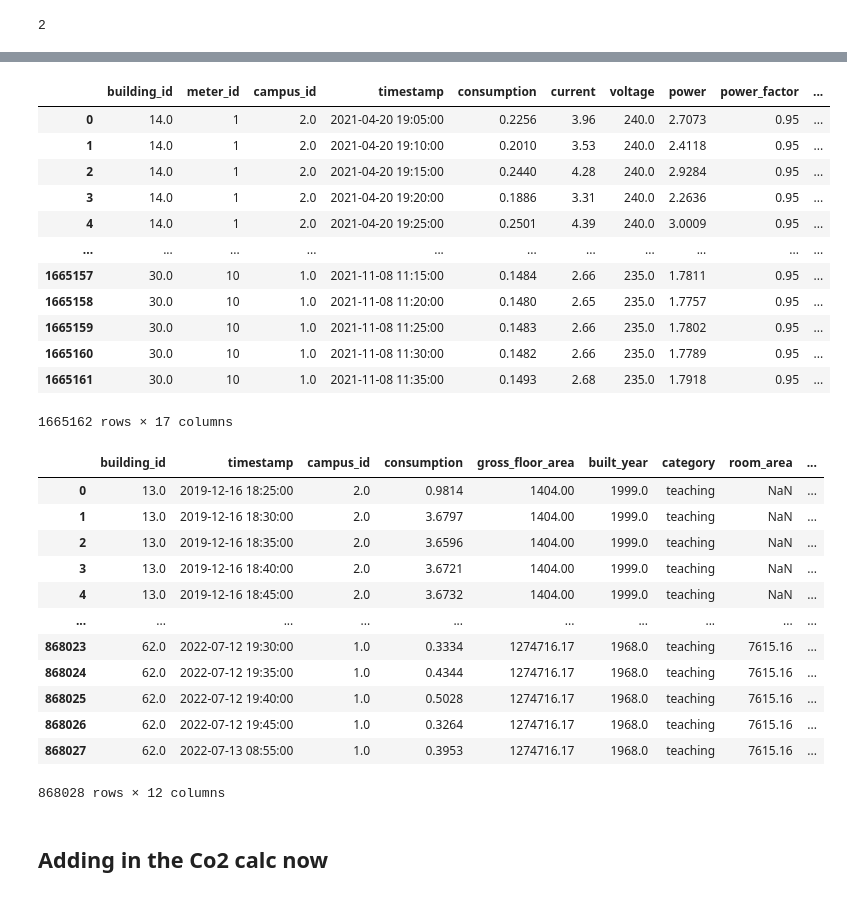
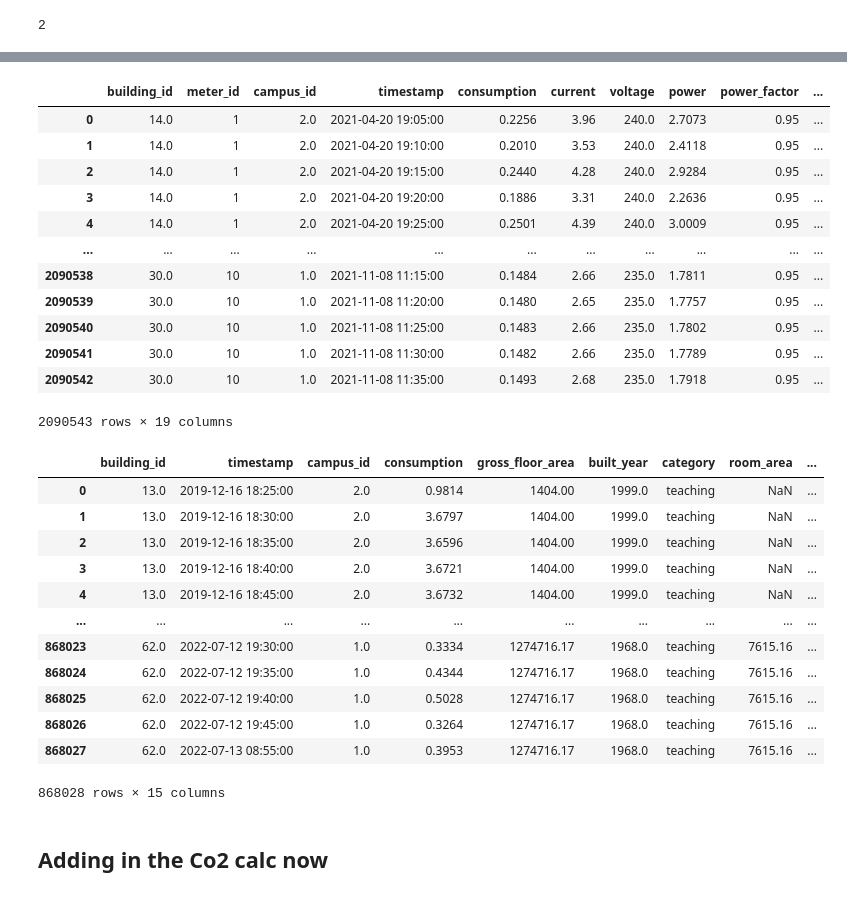
Before and after one commit to e-thorbeck/campus_emissions, a Jupyter notebook: unicon_initial_explore.ipynb, the cells around one changed output, grey strips where cells are left out. Saved outputs shown, nothing was run; the diff lists cells and outputs as text; code cells hidden in the pictures.

```diff
--- a/unicon_initial_explore.ipynb
+++ b/unicon_initial_explore.ipynb
@@ -933,3 +933,9 @@ bldgs_consumption_meta_merged
 | 1665160 | 30.0 | 10 | 1.0 | 2021-11-08 11:30:00+11:00 | 0.1482 | 2.66 | 235.0 | 1.7789 | 0.95 | ... |
 | 1665161 | 30.0 | 10 | 1.0 | 2021-11-08 11:35:00+11:00 | 0.1493 | 2.68 | 235.0 | 1.7918 | 0.95 | ... |
 1665162 rows × 14 columns
+# %%
+#merging events data with other merged here
+
+bldgs_consumption_meta_merged = pd.merge(bldgs_consumption_meta_merged, bldg_events_data, on=['meter_id'], how='left')
+
+bldgs_consumption_meta_merged
@@ -1072,19 +1108,24 @@ bldgs_consumption_meta_merged.shape
 # %%
+bldgs_consumption_meta_merged = bldgs_consumption_meta_merged.rename(columns={'date': 'event_date'})
+
+#rename ref here
+#gas_data = gas_data.rename(columns={'consumption': 'gas_consumption_kj'})
+
 bldgs_consumption_meta_merged
 # %% [output]
 |  | building_id | meter_id | campus_id | timestamp | consumption | current | voltage | power | power_factor | ... |
 | 0 | 14.0 | 1 | 2.0 | 2021-04-20 19:05:00 | 0.2256 | 3.96 | 240.0 | 2.7073 | 0.95 | ... |
 | 1 | 14.0 | 1 | 2.0 | 2021-04-20 19:10:00 | 0.2010 | 3.53 | 240.0 | 2.4118 | 0.95 | ... |
 | 2 | 14.0 | 1 | 2.0 | 2021-04-20 19:15:00 | 0.2440 | 4.28 | 240.0 | 2.9284 | 0.95 | ... |
 | 3 | 14.0 | 1 | 2.0 | 2021-04-20 19:20:00 | 0.1886 | 3.31 | 240.0 | 2.2636 | 0.95 | ... |
 | 4 | 14.0 | 1 | 2.0 | 2021-04-20 19:25:00 | 0.2501 | 4.39 | 240.0 | 3.0009 | 0.95 | ... |
 | ... | ... | ... | ... | ... | ... | ... | ... | ... | ... | ... |
-| 1665157 | 30.0 | 10 | 1.0 | 2021-11-08 11:15:00 | 0.1484 | 2.66 | 235.0 | 1.7811 | 0.95 | ... |
-| 1665158 | 30.0 | 10 | 1.0 | 2021-11-08 11:20:00 | 0.1480 | 2.65 | 235.0 | 1.7757 | 0.95 | ... |
-| 1665159 | 30.0 | 10 | 1.0 | 2021-11-08 11:25:00 | 0.1483 | 2.66 | 235.0 | 1.7802 | 0.95 | ... |
-| 1665160 | 30.0 | 10 | 1.0 | 2021-11-08 11:30:00 | 0.1482 | 2.66 | 235.0 | 1.7789 | 0.95 | ... |
-| 1665161 | 30.0 | 10 | 1.0 | 2021-11-08 11:35:00 | 0.1493 | 2.68 | 235.0 | 1.7918 | 0.95 | ... |
+| 2090538 | 30.0 | 10 | 1.0 | 2021-11-08 11:15:00 | 0.1484 | 2.66 | 235.0 | 1.7811 | 0.95 | ... |
+| 2090539 | 30.0 | 10 | 1.0 | 2021-11-08 11:20:00 | 0.1480 | 2.65 | 235.0 | 1.7757 | 0.95 | ... |
+| 2090540 | 30.0 | 10 | 1.0 | 2021-11-08 11:25:00 | 0.1483 | 2.66 | 235.0 | 1.7802 | 0.95 | ... |
+| 2090541 | 30.0 | 10 | 1.0 | 2021-11-08 11:30:00 | 0.1482 | 2.66 | 235.0 | 1.7789 | 0.95 | ... |
+| 2090542 | 30.0 | 10 | 1.0 | 2021-11-08 11:35:00 | 0.1493 | 2.68 | 235.0 | 1.7918 | 0.95 | ... |
-1665162 rows × 17 columns
+2090543 rows × 19 columns
 # %%
 #now lets group by building ID, and sum the consumption for meter_IDs
 
@@ -1104,6 +1145,7 @@ bldgs_consumption_meta_merged
 agg_building_data = bldgs_consumption_meta_merged.groupby(['building_id', 'timestamp']).agg({
     'campus_id': 'first',
     'consumption': 'sum',
+    'consumption_
     'gross_floor_area': 'first',  # assuming gross_floor_area doesn't change within a day
     'built_year': 'first' , # assuming build_year doesn't change within a day
     'category': 'first',
@@ -1111,7 +1153,10 @@ agg_building_data = bldgs_consumption_meta_merged.groupby(['building_id', 'times
     'capacity': 'first',
     'day': 'first',
     'hour': 'first',
-    'nearest_hour': 'first'
+    'nearest_hour': 'first',
+    'event_date': 'first',
+    'event_type': 'first',
+    'event_description': 'first',
 }).reset_index()
 
 agg_building_data
@@ -1128,7 +1173,7 @@ agg_building_data
 | 868025 | 62.0 | 2022-07-12 19:40:00 | 1.0 | 0.5028 | 1274716.17 | 1968.0 | teaching | 7615.16 | ... |
 | 868026 | 62.0 | 2022-07-12 19:45:00 | 1.0 | 0.3264 | 1274716.17 | 1968.0 | teaching | 7615.16 | ... |
 | 868027 | 62.0 | 2022-07-13 08:55:00 | 1.0 | 0.3953 | 1274716.17 | 1968.0 | teaching | 7615.16 | ... |
-868028 rows × 12 columns
+868028 rows × 15 columns
 # %% [markdown]
 ## Adding in the Co2 calc now
 # %%
```
Also changed, not shown: parts of 32 cells of this notebook, 1 other file.
